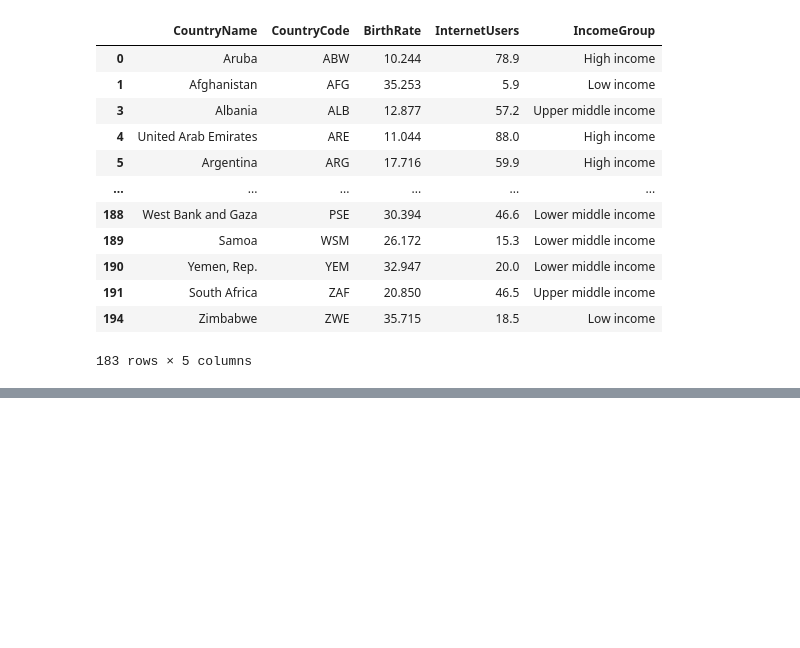
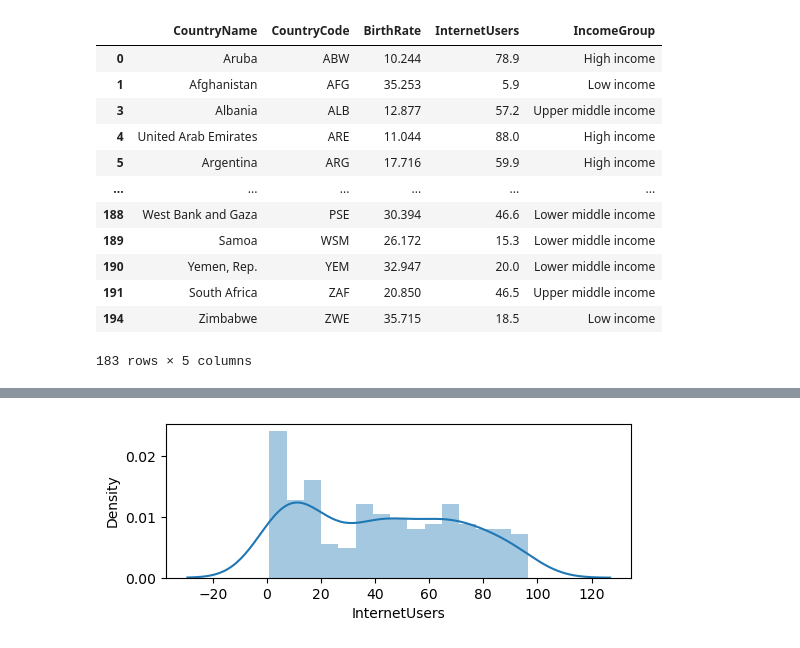
Before and after one commit to bharadwazai/nit_fsds, a Jupyter notebook: gdp analysis.ipynb, the cells around one changed output, grey strips where cells are left out. Cells and saved outputs as stored; diff of their text form; code cells hidden in the pictures; blank space fills up the shorter version.

```diff
--- a/gdp analysis.ipynb
+++ b/gdp analysis.ipynb
@@ -400,0 +471,5 @@ df[df.BirthRate<40]
+# %%
+vs1=sns.distplot(df['InternetUsers'], bins=15)
+plt.show(vs2)
+# %% [output]
+[figure, added]
```
Also changed, not shown: parts of 11 cells of this notebook.
